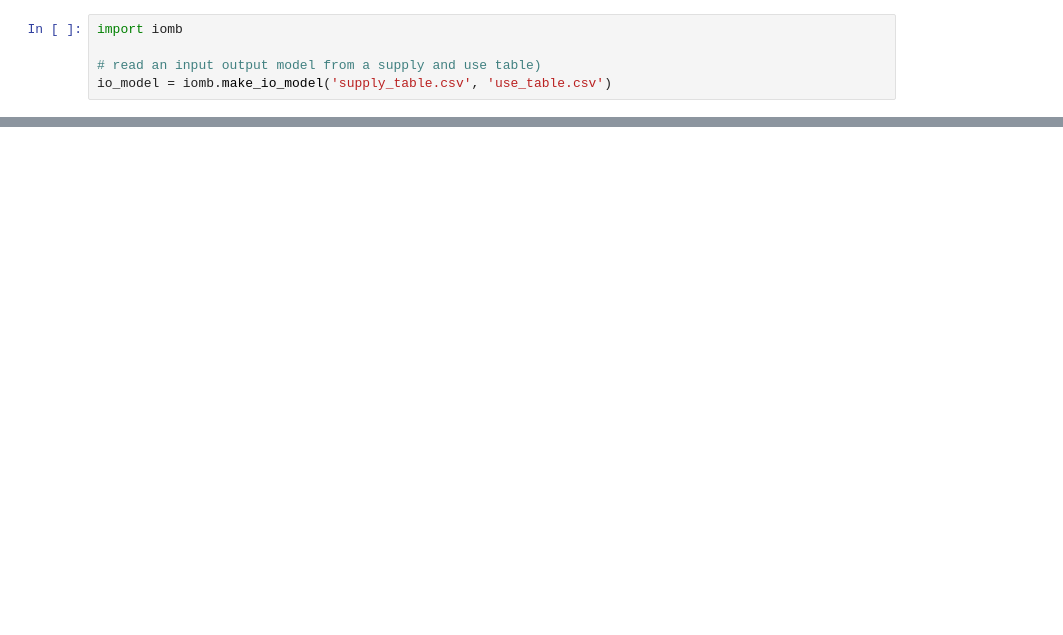
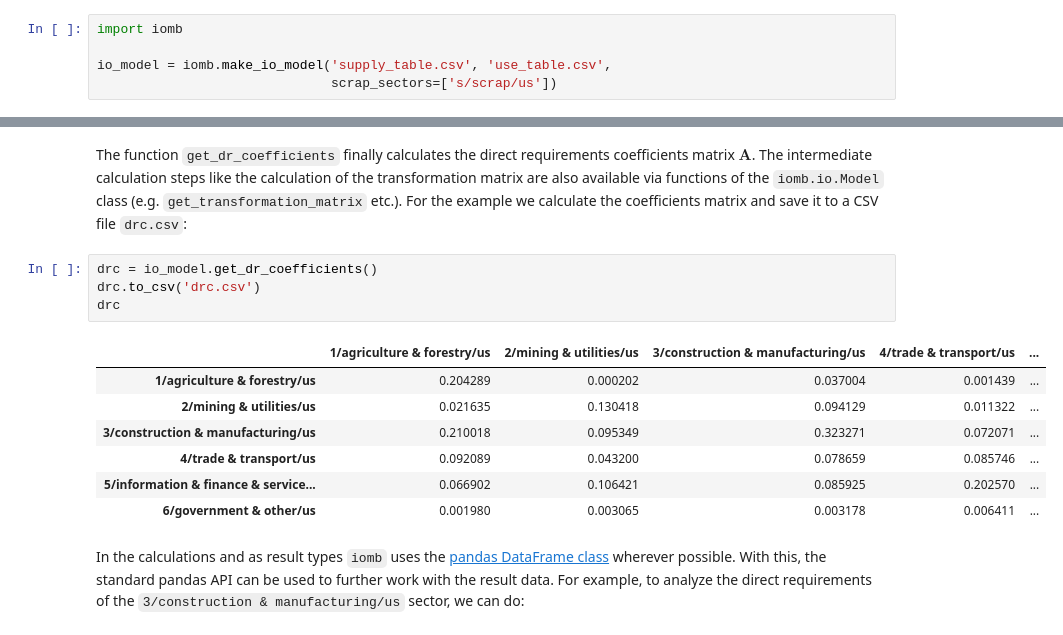
Before and after one commit to USEPA/IO-Model-Builder, a Jupyter notebook: example/example.ipynb, the cells around one changed output, grey strips where cells are left out. Drawn from its saved outputs; the diff is of its cells as text; blank space fills up the shorter version.

Commit message:
updated example

```diff
--- a/example/example.ipynb
+++ b/example/example.ipynb
@@ -10,5 +24,5 @@ The calculation and conversion functions of `iomb` are based on a direct require
 # %%
 import iomb
 
-# read an input output model from a supply and use table)
-io_model = iomb.make_io_model('supply_table.csv', 'use_table.csv')
+io_model = iomb.make_io_model('supply_table.csv', 'use_table.csv',
+                              scrap_sectors=['s/scrap/us'])
@@ -44,0 +56,24 @@ io_model.viz_totals()
+# %% [markdown]
+The function `get_dr_coefficients` finally calculates the direct requirements
+coefficients matrix $\mathbf{A}$. The intermediate calculation steps like the
+calculation of the transformation matrix are also available via functions of
+the `iomb.io.Model` class (e.g. `get_transformation_matrix` etc.). For the
+example we calculate the coefficients matrix and save it to a CSV file `drc.csv`:
+# %%
+drc = io_model.get_dr_coefficients()
+drc.to_csv('drc.csv')
+drc
+# %% [output]
+|  | 1/agriculture & forestry/us | 2/mining & utilities/us | 3/construction & manufacturing/us | 4/trade & transport/us | ... |
+| 1/agriculture & forestry/us | 0.204289 | 0.000202 | 0.037004 | 0.001439 | ... |
+| 2/mining & utilities/us | 0.021635 | 0.130418 | 0.094129 | 0.011322 | ... |
+| 3/construction & manufacturing/us | 0.210018 | 0.095349 | 0.323271 | 0.072071 | ... |
+| 4/trade & transport/us | 0.092089 | 0.043200 | 0.078659 | 0.085746 | ... |
+| 5/information & finance & service... | 0.066902 | 0.106421 | 0.085925 | 0.202570 | ... |
+| 6/government & other/us | 0.001980 | 0.003065 | 0.003178 | 0.006411 | ... |
+# %% [markdown]
+In the calculations and as result types `iomb` uses the
+[pandas DataFrame class](http://pandas.pydata.org/pandas-docs/stable/generated/pandas.DataFrame.html)
+wherever possible. With this, the standard pandas API can be used to further
+work with the result data. For example, to analyze the direct requirements of
+the `3/construction & manufacturing/us` sector, we can do:
```
Also changed, not shown: parts of 25 cells of this notebook, 6 other files.
